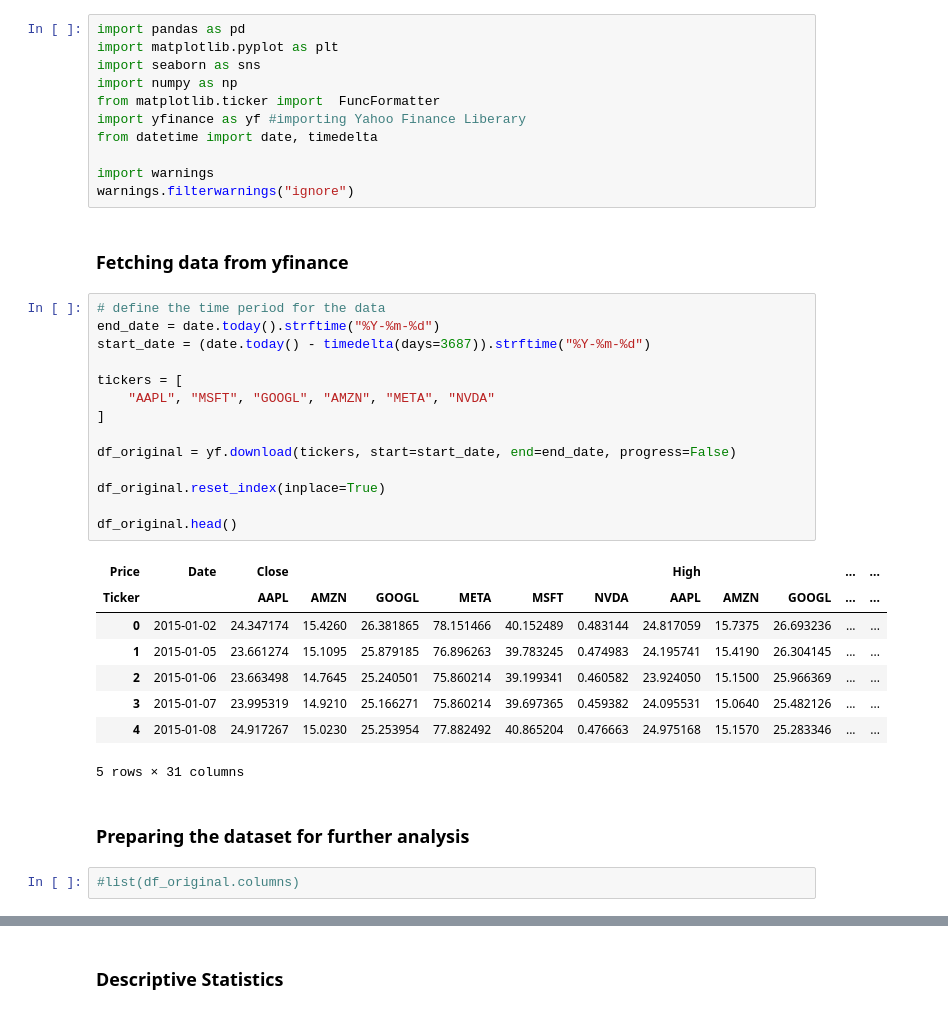
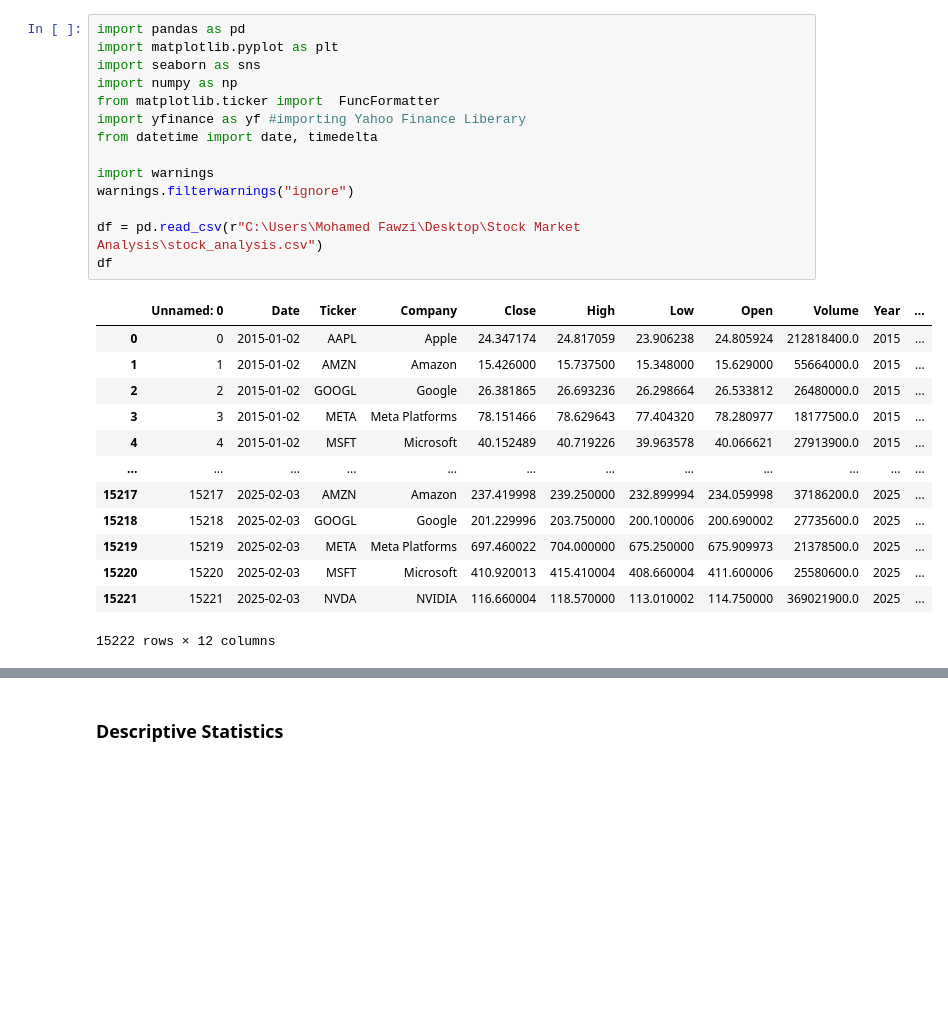
Before and after one commit to modyreturn/Stock-Market-Analysis, a Jupyter notebook: Stock_Analysis.ipynb, the cells around one changed output, grey strips where cells are left out. Cells and saved outputs as stored; diff of their text form; blank space fills up the shorter version.

```diff
--- a/Stock_Analysis.ipynb
+++ b/Stock_Analysis.ipynb
@@ -1,40 +1,28 @@
 # %%
 import pandas as pd
 import matplotlib.pyplot as plt
 import seaborn as sns
 import numpy as np
 from matplotlib.ticker import  FuncFormatter
 import yfinance as yf #importing Yahoo Finance Liberary
 from datetime import date, timedelta
 
 import warnings
 warnings.filterwarnings("ignore")
+
+df = pd.read_csv(r"C:\Users\Mohamed Fawzi\Desktop\Stock Market Analysis\stock_analysis.csv")
+df
+# %% [output]
+|  | Unnamed: 0 | Date | Ticker | Company | Close | High | Low | Open | Volume | Year | ... |
+| 0 | 0 | 2015-01-02 | AAPL | Apple | 24.347174 | 24.817059 | 23.906238 | 24.805924 | 212818400.0 | 2015 | ... |
+| 1 | 1 | 2015-01-02 | AMZN | Amazon | 15.426000 | 15.737500 | 15.348000 | 15.629000 | 55664000.0 | 2015 | ... |
+| 2 | 2 | 2015-01-02 | GOOGL | Google | 26.381865 | 26.693236 | 26.298664 | 26.533812 | 26480000.0 | 2015 | ... |
+| 3 | 3 | 2015-01-02 | META | Meta Platforms | 78.151466 | 78.629643 | 77.404320 | 78.280977 | 18177500.0 | 2015 | ... |
+| 4 | 4 | 2015-01-02 | MSFT | Microsoft | 40.152489 | 40.719226 | 39.963578 | 40.066621 | 27913900.0 | 2015 | ... |
+| ... | ... | ... | ... | ... | ... | ... | ... | ... | ... | ... | ... |
+| 15217 | 15217 | 2025-02-03 | AMZN | Amazon | 237.419998 | 239.250000 | 232.899994 | 234.059998 | 37186200.0 | 2025 | ... |
+| 15218 | 15218 | 2025-02-03 | GOOGL | Google | 201.229996 | 203.750000 | 200.100006 | 200.690002 | 27735600.0 | 2025 | ... |
+| 15219 | 15219 | 2025-02-03 | META | Meta Platforms | 697.460022 | 704.000000 | 675.250000 | 675.909973 | 21378500.0 | 2025 | ... |
+| 15220 | 15220 | 2025-02-03 | MSFT | Microsoft | 410.920013 | 415.410004 | 408.660004 | 411.600006 | 25580600.0 | 2025 | ... |
+| 15221 | 15221 | 2025-02-03 | NVDA | NVIDIA | 116.660004 | 118.570000 | 113.010002 | 114.750000 | 369021900.0 | 2025 | ... |
+15222 rows × 12 columns
-# %% [markdown]
-### Fetching data from yfinance
-# %%
-# define the time period for the data
-end_date = date.today().strftime("%Y-%m-%d")
-start_date = (date.today() - timedelta(days=3687)).strftime("%Y-%m-%d")
-
-tickers = [
-    "AAPL", "MSFT", "GOOGL", "AMZN", "META", "NVDA"
-]
-
-df_original = yf.download(tickers, start=start_date, end=end_date, progress=False)
-
-df_original.reset_index(inplace=True)
-
-df_original.head()
-# %% [output]
-| Price | Date | Close |  |  |  |  |  | High |  |  | ... | ... |
-| Ticker |  | AAPL | AMZN | GOOGL | META | MSFT | NVDA | AAPL | AMZN | GOOGL | ... | ... |
-| 0 | 2015-01-02 | 24.347174 | 15.4260 | 26.381865 | 78.151466 | 40.152489 | 0.483144 | 24.817059 | 15.7375 | 26.693236 | ... | ... |
-| 1 | 2015-01-05 | 23.661274 | 15.1095 | 25.879185 | 76.896263 | 39.783245 | 0.474983 | 24.195741 | 15.4190 | 26.304145 | ... | ... |
-| 2 | 2015-01-06 | 23.663498 | 14.7645 | 25.240501 | 75.860214 | 39.199341 | 0.460582 | 23.924050 | 15.1500 | 25.966369 | ... | ... |
-| 3 | 2015-01-07 | 23.995319 | 14.9210 | 25.166271 | 75.860214 | 39.697365 | 0.459382 | 24.095531 | 15.0640 | 25.482126 | ... | ... |
-| 4 | 2015-01-08 | 24.917267 | 15.0230 | 25.253954 | 77.882492 | 40.865204 | 0.476663 | 24.975168 | 15.1570 | 25.283346 | ... | ... |
-5 rows × 31 columns
-# %% [markdown]
-### Preparing the dataset for further analysis
-# %%
-#list(df_original.columns)
```
Also changed, not shown: parts of 8 cells of this notebook.
